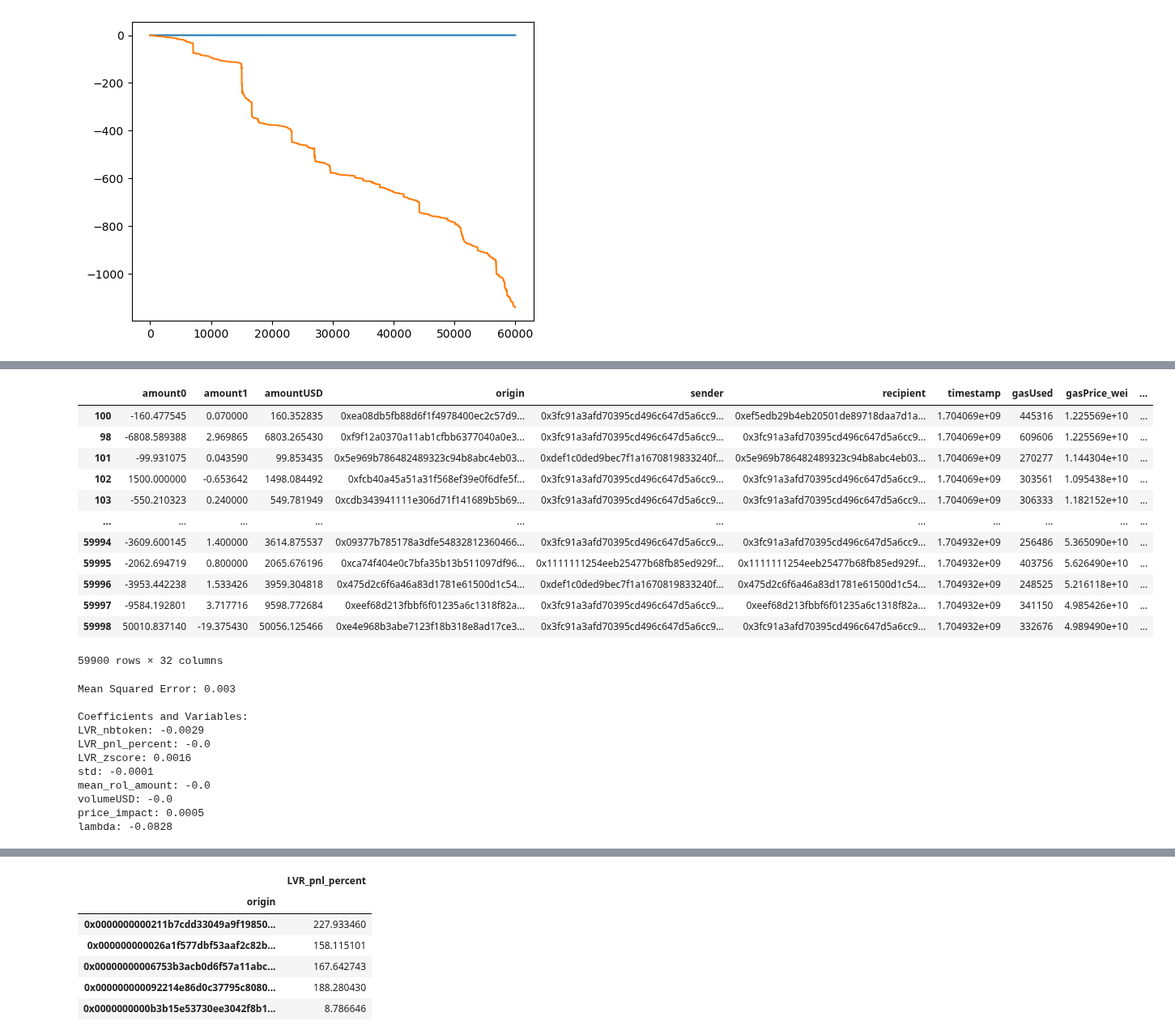
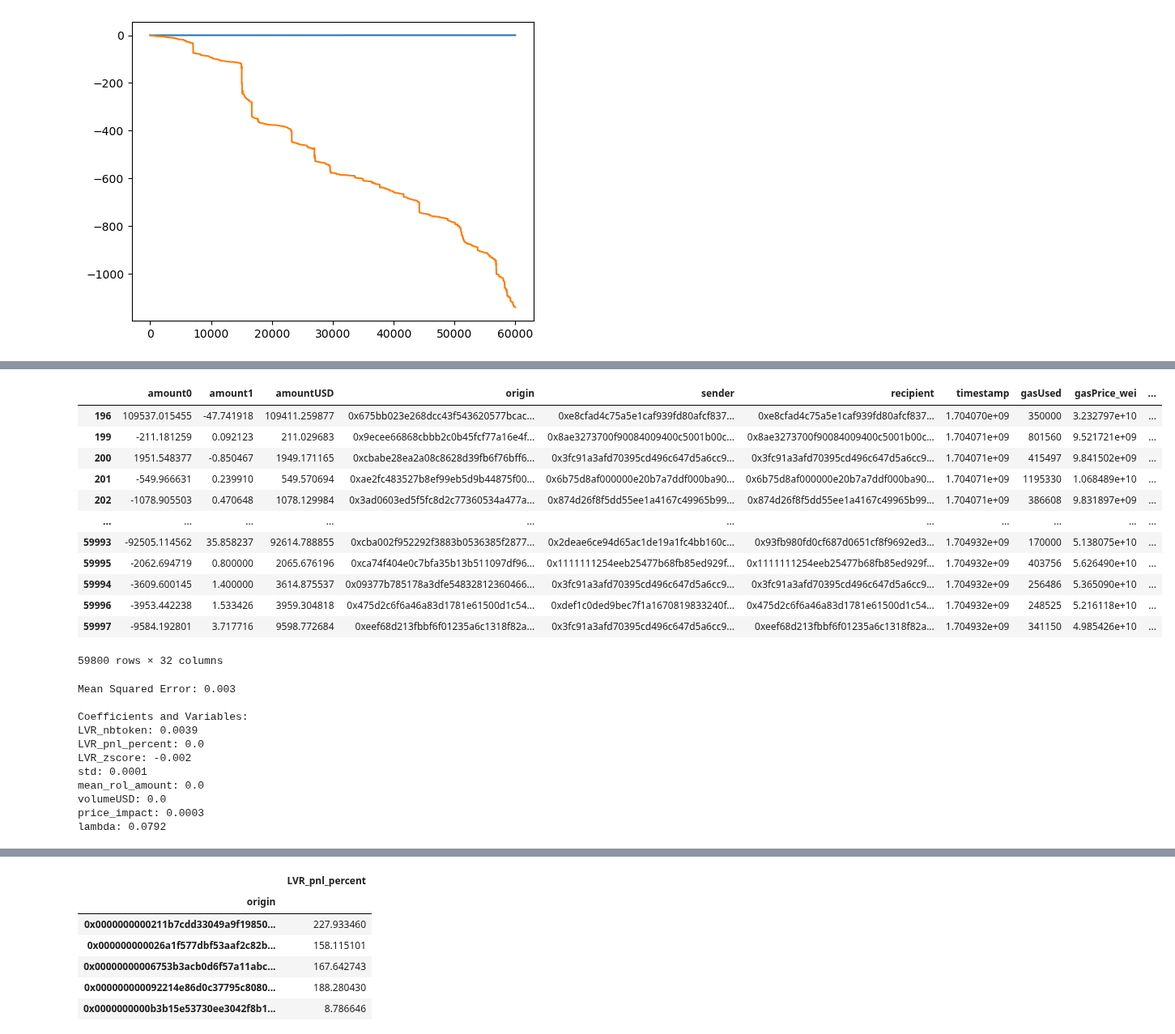
Before and after one commit to Armand-Morin/afp-berkeley-dynamic-fee-defi-amm, a Jupyter notebook: pnl_model.ipynb, the cells around one changed output, grey strips where cells are left out. Shown at 81% size. Cells and saved outputs as stored; diff of their text form; code cells hidden in the pictures.

```diff
--- a/pnl_model.ipynb
+++ b/pnl_model.ipynb
@@ -78,41 +92,46 @@ ret_pool.cumsum().plot()
 # %%
 data['time'] = pd.to_datetime(data['time'])
 data = data.sort_values('time')
 
 data['LVR_nbtoken']     = data['LVR']/data['price_dex']
-data['LVR_pnl_percent'] = (np.abs(data['LVR_clean'] * data['amountUSD']) - data['tcost_usd'])*100 / data['amountUSD']
+
+data['avg_gas'] = data['gasUsed'] * data['gasPrice_eth'].rolling(100).mean() * data['price_dex']
+
+data['arb_pnl'] = (np.abs(data['LVR_clean'] * data['amountUSD']) - (data['tcost_usd'] - data['avg_gas']))*100 / data['amountUSD']
 data['LVR_zscore']      = zscore(data['LVR'])
+
+
 
 data['std']             = data['price_dex'].rolling(100).std()
 data['mean_rol_amount'] = data['amountUSD'].rolling(10).mean()
 data['volumeUSD']       = data['amountUSD'].rolling(100).sum()
 
 # can be seen as looking ahead but in a DEX we can compute it aheat with the liquidity and the amount
 data['price_impact']    = data['price_dex'].pct_change(1).shift(-1)*100
 
 data['time_diff']           = data['time'].diff().dt.total_seconds().fillna(0)
 data['rolling_time_span']   = data['time_diff'].rolling(window=3600, min_periods=1).sum()
 data['rolling_trade_count'] = data['time'].rolling(window=3600, min_periods=1).count()
 data['lambda'] = data['rolling_trade_count'] / data['rolling_time_span']
 data['lambda'].replace([float('inf'), float('-inf'), pd.NA], 0, inplace=True)
 data = data.drop(columns=['time_diff', 'rolling_time_span', 'rolling_trade_count'])
 
-## TODO
-data['target_fee'] = -sigmoid(np.sign(data['amount1'])*data['tcost_usd']/data['amountUSD'])
+
+data['target_fee'] = -sigmoid(np.sign(data['amount1'])*data['arb_pnl'])/data['amountUSD'])
 
 data = data.dropna()
 data
 # %% [output]
 |  | amount0 | amount1 | amountUSD | origin | sender | recipient | timestamp | gasUsed | gasPrice_wei | ... |
-| 100 | -160.477545 | 0.070000 | 160.352835 | 0xea08db5fb88d6f1f4978400ec2c57d9... | 0x3fc91a3afd70395cd496c647d5a6cc9... | 0xef5edb29b4eb20501de89718daa7d1a... | 1.704069e+09 | 445316 | 1.225569e+10 | ... |
-| 98 | -6808.589388 | 2.969865 | 6803.265430 | 0xf9f12a0370a11ab1cfbb6377040a0e3... | 0x3fc91a3afd70395cd496c647d5a6cc9... | 0x3fc91a3afd70395cd496c647d5a6cc9... | 1.704069e+09 | 609606 | 1.225569e+10 | ... |
-| 101 | -99.931075 | 0.043590 | 99.853435 | 0x5e969b786482489323c94b8abc4eb03... | 0xdef1c0ded9bec7f1a1670819833240f... | 0x5e969b786482489323c94b8abc4eb03... | 1.704069e+09 | 270277 | 1.144304e+10 | ... |
-| 102 | 1500.000000 | -0.653642 | 1498.084492 | 0xfcb40a45a51a31f568ef39e0f6dfe5f... | 0x3fc91a3afd70395cd496c647d5a6cc9... | 0x3fc91a3afd70395cd496c647d5a6cc9... | 1.704069e+09 | 303561 | 1.095438e+10 | ... |
-| 103 | -550.210323 | 0.240000 | 549.781949 | 0xcdb343941111e306d71f141689b5b69... | 0x3fc91a3afd70395cd496c647d5a6cc9... | 0x3fc91a3afd70395cd496c647d5a6cc9... | 1.704069e+09 | 306333 | 1.182152e+10 | ... |
+| 196 | 109537.015455 | -47.741918 | 109411.259877 | 0x675bb023e268dcc43f543620577bcac... | 0xe8cfad4c75a5e1caf939fd80afcf837... | 0xe8cfad4c75a5e1caf939fd80afcf837... | 1.704070e+09 | 350000 | 3.232797e+10 | ... |
+| 199 | -211.181259 | 0.092123 | 211.029683 | 0x9ecee66868cbbb2c0b45fcf77a16e4f... | 0x8ae3273700f90084009400c5001b00c... | 0x8ae3273700f90084009400c5001b00c... | 1.704071e+09 | 801560 | 9.521721e+09 | ... |
+| 200 | 1951.548377 | -0.850467 | 1949.171165 | 0xcbabe28ea2a08c8628d39fb6f76bff6... | 0x3fc91a3afd70395cd496c647d5a6cc9... | 0x3fc91a3afd70395cd496c647d5a6cc9... | 1.704071e+09 | 415497 | 9.841502e+09 | ... |
+| 201 | -549.966631 | 0.239910 | 549.570694 | 0xae2fc483527b8ef99eb5d9b44875f00... | 0x6b75d8af000000e20b7a7ddf000ba90... | 0x6b75d8af000000e20b7a7ddf000ba90... | 1.704071e+09 | 1195330 | 1.068489e+10 | ... |
+| 202 | -1078.905503 | 0.470648 | 1078.129984 | 0x3ad0603ed5f5fc8d2c77360534a477a... | 0x874d26f8f5dd55ee1a4167c49965b99... | 0x874d26f8f5dd55ee1a4167c49965b99... | 1.704071e+09 | 386608 | 9.831897e+09 | ... |
 | ... | ... | ... | ... | ... | ... | ... | ... | ... | ... | ... |
+| 59993 | -92505.114562 | 35.858237 | 92614.788855 | 0xcba002f952292f3883b0536385f2877... | 0x2deae6ce94d65ac1de19a1fc4bb160c... | 0x93fb980fd0cf687d0651cf8f9692ed3... | 1.704932e+09 | 170000 | 5.138075e+10 | ... |
+| 59995 | -2062.694719 | 0.800000 | 2065.676196 | 0xca74f404e0c7bfa35b13b511097df96... | 0x1111111254eeb25477b68fb85ed929f... | 0x1111111254eeb25477b68fb85ed929f... | 1.704932e+09 | 403756 | 5.626490e+10 | ... |
 | 59994 | -3609.600145 | 1.400000 | 3614.875537 | 0x09377b785178a3dfe54832812360466... | 0x3fc91a3afd70395cd496c647d5a6cc9... | 0x3fc91a3afd70395cd496c647d5a6cc9... | 1.704932e+09 | 256486 | 5.365090e+10 | ... |
-| 59995 | -2062.694719 | 0.800000 | 2065.676196 | 0xca74f404e0c7bfa35b13b511097df96... | 0x1111111254eeb25477b68fb85ed929f... | 0x1111111254eeb25477b68fb85ed929f... | 1.704932e+09 | 403756 | 5.626490e+10 | ... |
 | 59996 | -3953.442238 | 1.533426 | 3959.304818 | 0x475d2c6f6a46a83d1781e61500d1c54... | 0xdef1c0ded9bec7f1a1670819833240f... | 0x475d2c6f6a46a83d1781e61500d1c54... | 1.704932e+09 | 248525 | 5.216118e+10 | ... |
 | 59997 | -9584.192801 | 3.717716 | 9598.772684 | 0xeef68d213fbbf6f01235a6c1318f82a... | 0x3fc91a3afd70395cd496c647d5a6cc9... | 0xeef68d213fbbf6f01235a6c1318f82a... | 1.704932e+09 | 341150 | 4.985426e+10 | ... |
-| 59998 | 50010.837140 | -19.375430 | 50056.125466 | 0xe4e968b3abe7123f18b318e8ad17ce3... | 0x3fc91a3afd70395cd496c647d5a6cc9... | 0x3fc91a3afd70395cd496c647d5a6cc9... | 1.704932e+09 | 332676 | 4.989490e+10 | ... |
-59900 rows × 32 columns
+59800 rows × 32 columns
@@ -142,11 +163,11 @@ for feature, coef in coefficients.items():
 Mean Squared Error: 0.003
 
 Coefficients and Variables:
-LVR_nbtoken: -0.0029
-LVR_pnl_percent: -0.0
-LVR_zscore: 0.0016
-std: -0.0001
-mean_rol_amount: -0.0
-volumeUSD: -0.0
-price_impact: 0.0005
-lambda: -0.0828
+LVR_nbtoken: 0.0039
+LVR_pnl_percent: 0.0
+LVR_zscore: -0.002
+std: 0.0001
+mean_rol_amount: 0.0
+volumeUSD: 0.0
+price_impact: 0.0003
+lambda: 0.0792
```
Also changed, not shown: parts of 3 cells of this notebook.
